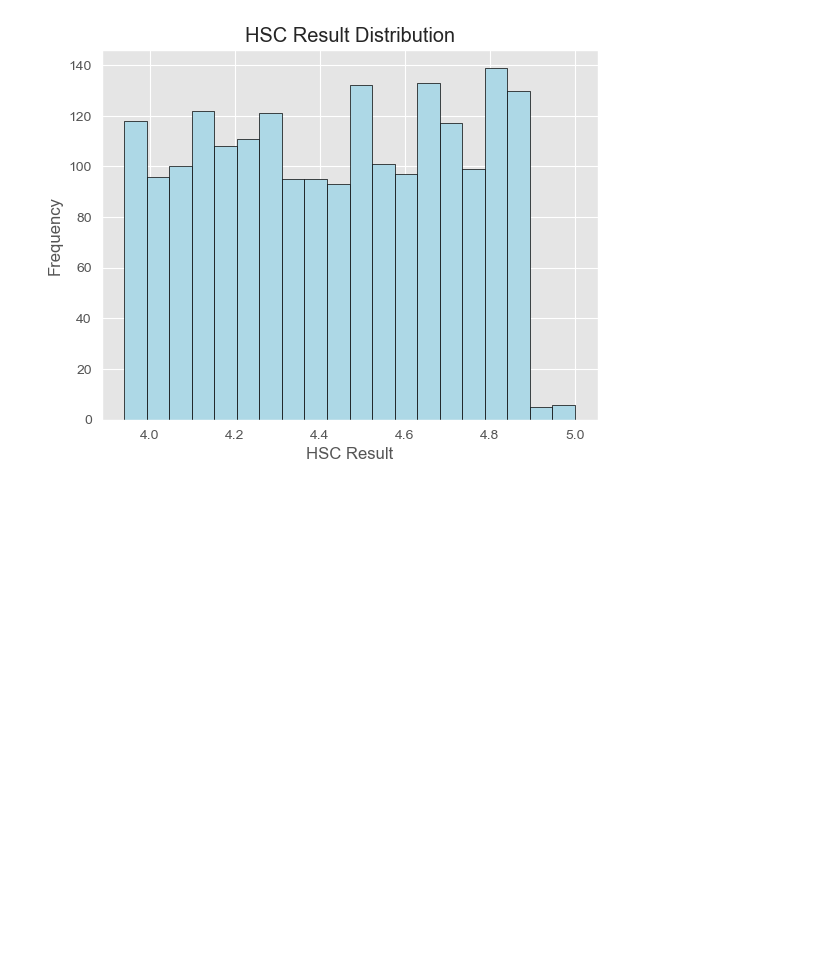
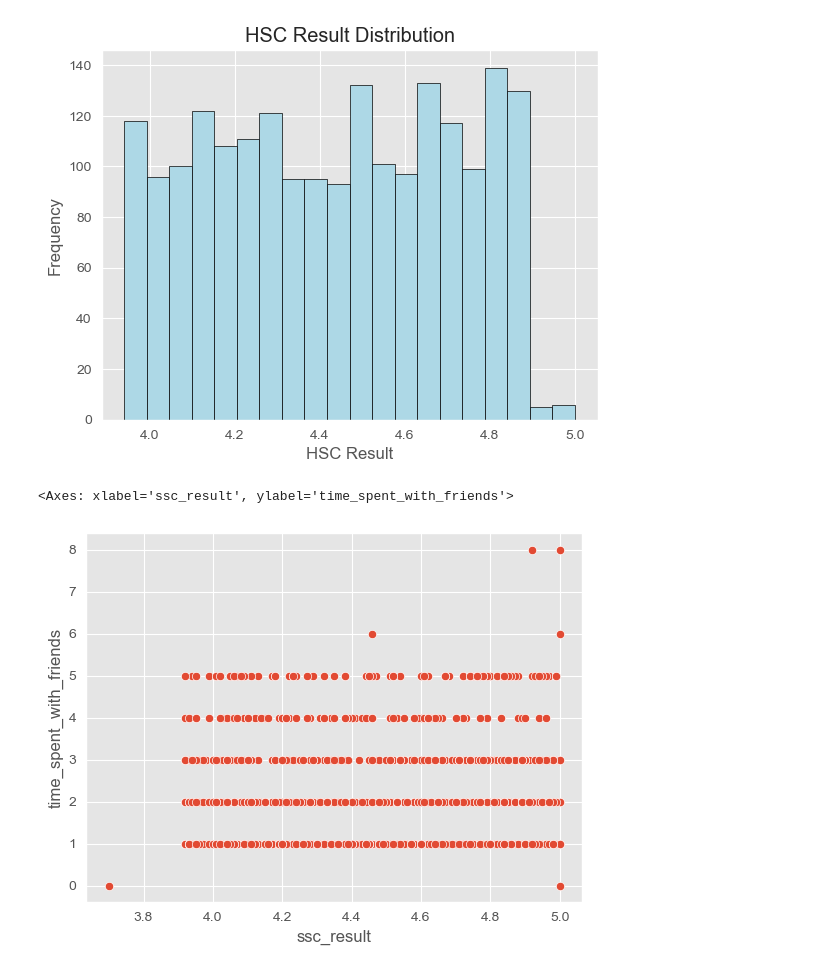
Before and after one commit to ssavi45/Student-Performance-Predictor, a Jupyter notebook: study.ipynb, the cells around one changed output. Saved outputs shown, nothing was run; the diff lists cells and outputs as text; code cells hidden in the pictures; blank space fills up the shorter version.

```diff
--- a/study.ipynb
+++ b/study.ipynb
@@ -274,3 +274,8 @@ ax.set_ylabel('Frequency')
 # %% [output]
 Text(0, 0.5, 'Frequency')
 [figure]
+# %%
+sns.scatterplot(x='ssc_result', y='time_spent_with_friends', data=df)
+# %% [output]
+<Axes: xlabel='ssc_result', ylabel='time_spent_with_friends'>
+[figure, added]
```
Also changed, not shown: parts of 2 cells of this notebook.
